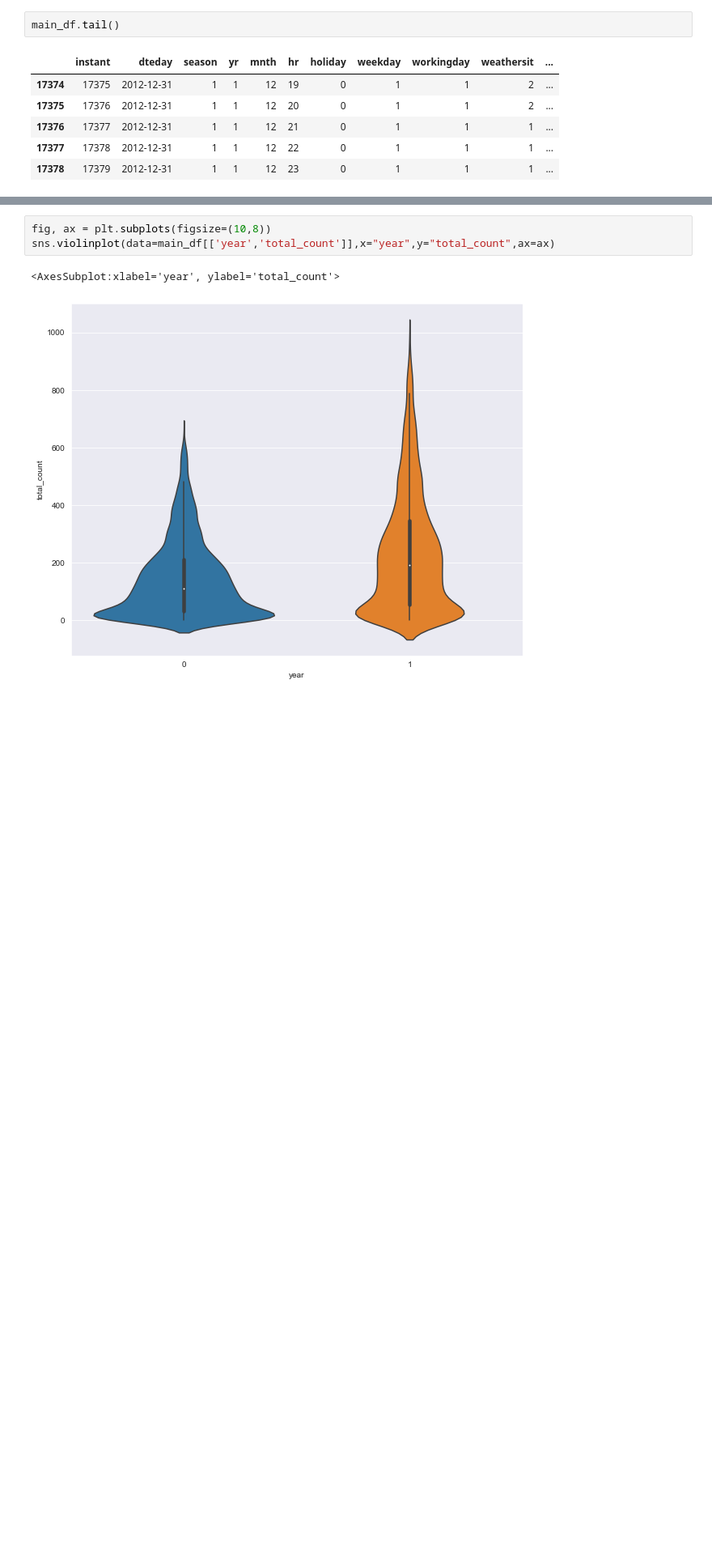
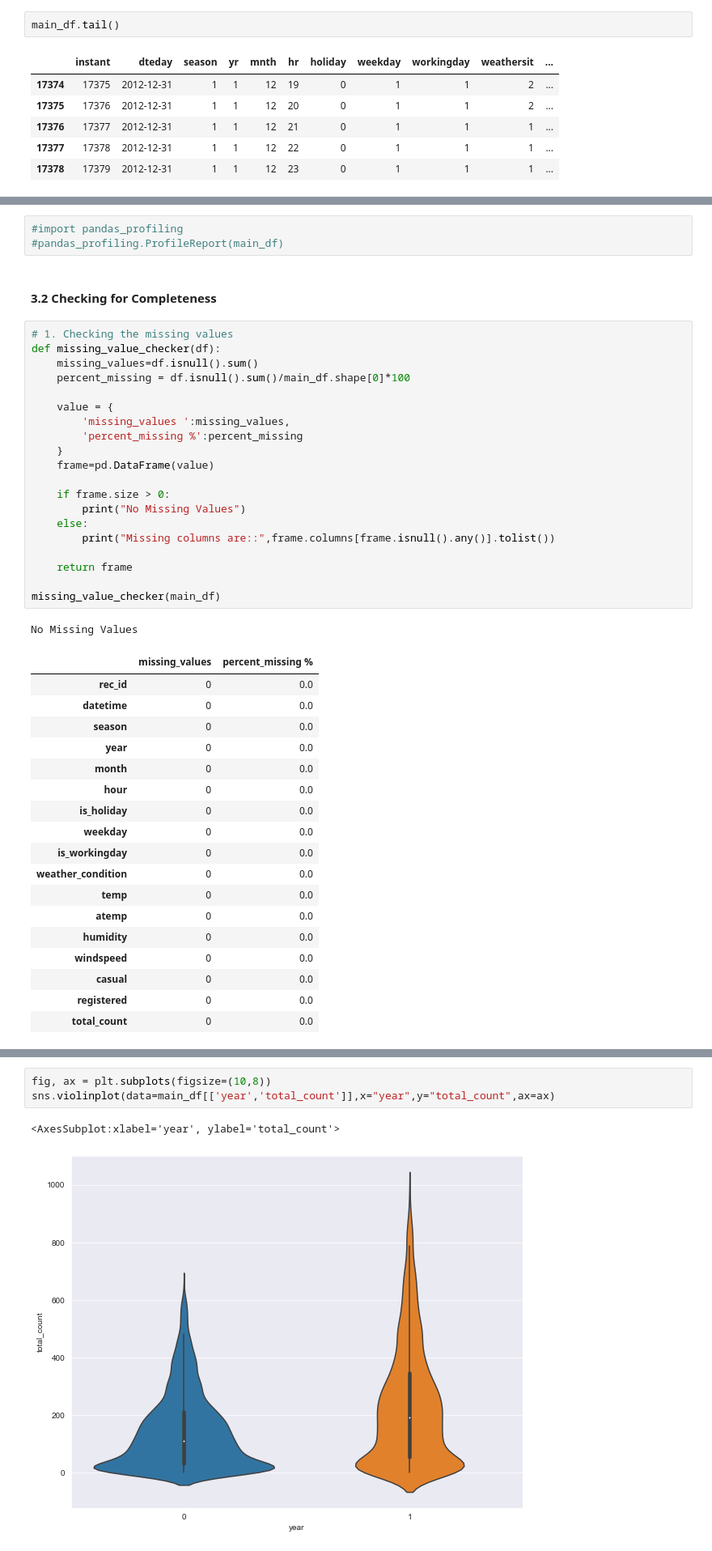
Before and after one commit to oscar066/bike, a Jupyter notebook: index.ipynb, the cells around one changed output, grey strips where cells are left out. Shown at 81% size. Saved outputs shown, nothing was run; the diff lists cells and outputs as text; blank space fills up the shorter version.

```diff
--- a/index.ipynb
+++ b/index.ipynb
@@ -60,0 +119,45 @@ Index(['temp', 'atemp', 'hum', 'windspeed'], dtype='object')
+# %%
+#import pandas_profiling
+#pandas_profiling.ProfileReport(main_df)
+# %% [markdown]
+####  3.2 Checking for Completeness
+# %%
+# 1. Checking the missing values
+def missing_value_checker(df):
+    missing_values=df.isnull().sum()
+    percent_missing = df.isnull().sum()/main_df.shape[0]*100
+
+    value = {
+        'missing_values ':missing_values,
+        'percent_missing %':percent_missing
+    }
+    frame=pd.DataFrame(value)
+
+    if frame.size > 0:
+        print("No Missing Values")
+    else:
+        print("Missing columns are::",frame.columns[frame.isnull().any()].tolist())
+
+    return frame
+
+missing_value_checker(main_df)
+# %% [output]
+No Missing Values
+|  | missing_values | percent_missing % |
+| rec_id | 0 | 0.0 |
+| datetime | 0 | 0.0 |
+| season | 0 | 0.0 |
+| year | 0 | 0.0 |
+| month | 0 | 0.0 |
+| hour | 0 | 0.0 |
+| is_holiday | 0 | 0.0 |
+| weekday | 0 | 0.0 |
+| is_workingday | 0 | 0.0 |
+| weather_condition | 0 | 0.0 |
+| temp | 0 | 0.0 |
+| atemp | 0 | 0.0 |
+| humidity | 0 | 0.0 |
+| windspeed | 0 | 0.0 |
+| casual | 0 | 0.0 |
+| registered | 0 | 0.0 |
+| total_count | 0 | 0.0 |
```
Also changed, not shown: parts of 62 cells of this notebook.
